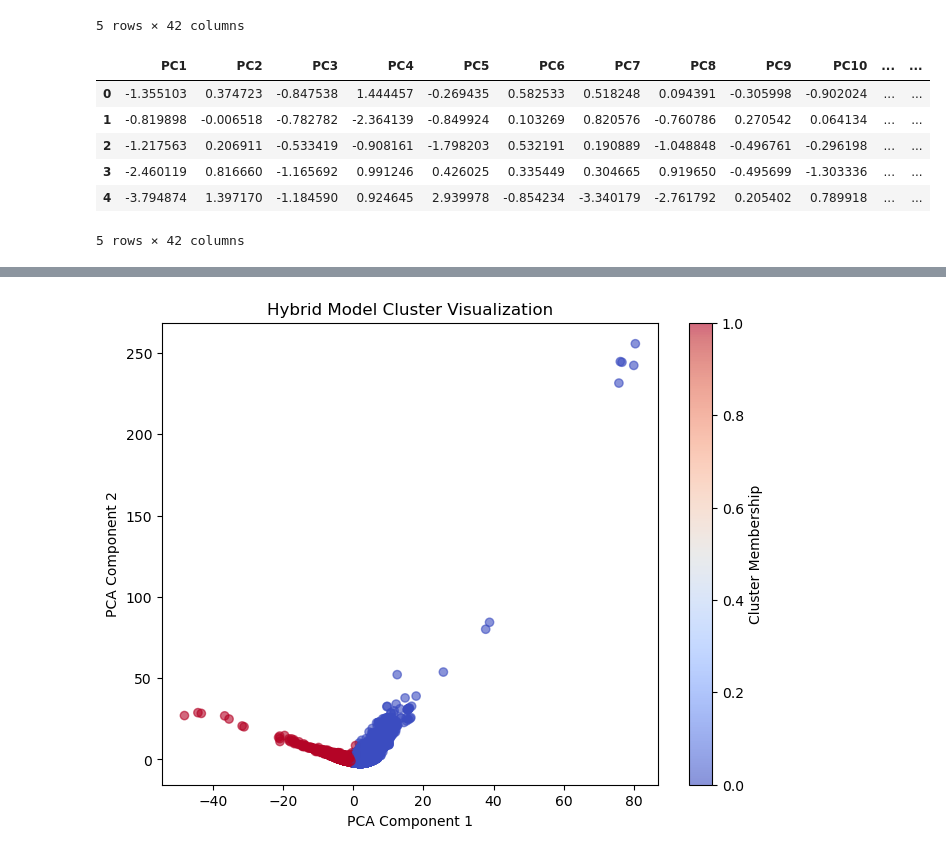
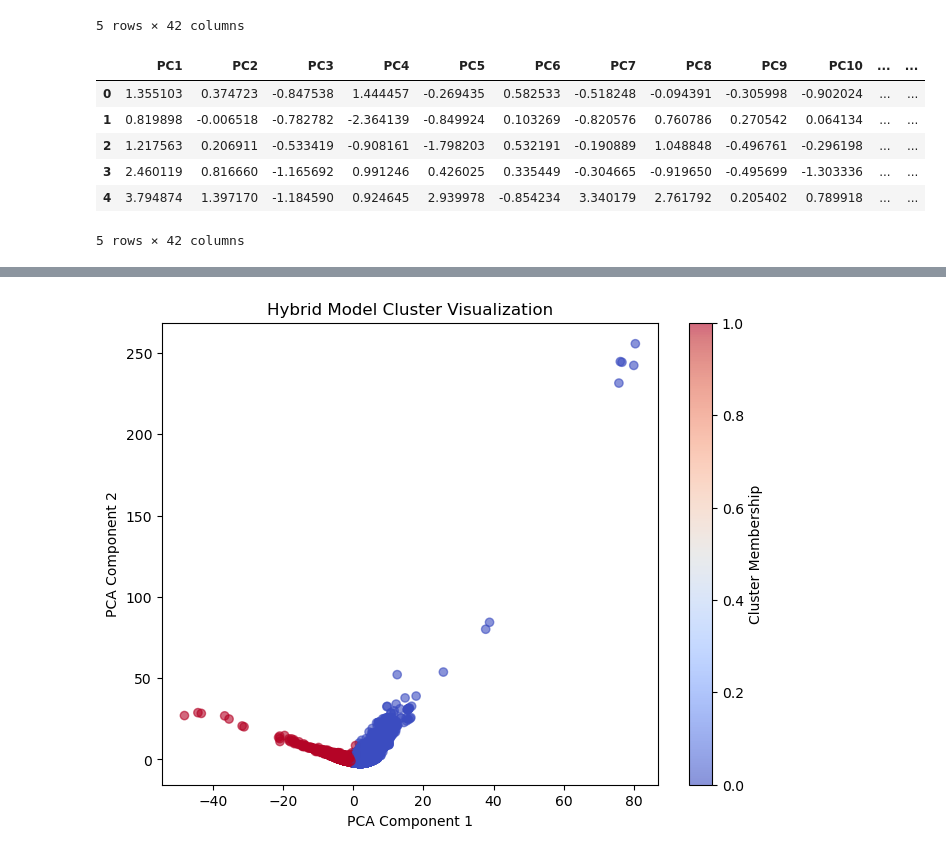
Before and after one commit to shivani309/Phishing-url-detection, a Jupyter notebook: Clustering/Fuzzycmeansandnn.ipynb, the cells around one changed output, grey strips where cells are left out. Drawn from its saved outputs; the diff is of its cells as text; code cells hidden in the pictures.

```diff
--- a/Clustering/Fuzzycmeansandnn.ipynb
+++ b/Clustering/Fuzzycmeansandnn.ipynb
@@ -14,13 +14,15 @@ df.head()
 | 4 | 0 | 51 | 3 | 0 | 0 | ... |
 5 rows × 42 columns
 # %%
-pca_data=pd.read_csv(r"C:\Users\Sejal Hanmante\Downloads\pca_data.csv",index_col=[0])
+import numpy as np
+import pandas as pd
+pca_data=pd.read_csv(r"C:\Users\DELL\Documents\GitHub\Phishing-url-detection\pca_data.csv",index_col=[0])
 pca_data.head()
 # %% [output]
 |  | PC1 | PC2 | PC3 | PC4 | PC5 | PC6 | PC7 | PC8 | PC9 | PC10 | ... | ... |
-| 0 | -1.355103 | 0.374723 | -0.847538 | 1.444457 | -0.269435 | 0.582533 | 0.518248 | 0.094391 | -0.305998 | -0.902024 | ... | ... |
-| 1 | -0.819898 | -0.006518 | -0.782782 | -2.364139 | -0.849924 | 0.103269 | 0.820576 | -0.760786 | 0.270542 | 0.064134 | ... | ... |
-| 2 | -1.217563 | 0.206911 | -0.533419 | -0.908161 | -1.798203 | 0.532191 | 0.190889 | -1.048848 | -0.496761 | -0.296198 | ... | ... |
-| 3 | -2.460119 | 0.816660 | -1.165692 | 0.991246 | 0.426025 | 0.335449 | 0.304665 | 0.919650 | -0.495699 | -1.303336 | ... | ... |
-| 4 | -3.794874 | 1.397170 | -1.184590 | 0.924645 | 2.939978 | -0.854234 | -3.340179 | -2.761792 | 0.205402 | 0.789918 | ... | ... |
+| 0 | 1.355103 | 0.374723 | -0.847538 | 1.444457 | -0.269435 | 0.582533 | -0.518248 | -0.094391 | -0.305998 | -0.902024 | ... | ... |
+| 1 | 0.819898 | -0.006518 | -0.782782 | -2.364139 | -0.849924 | 0.103269 | -0.820576 | 0.760786 | 0.270542 | 0.064134 | ... | ... |
+| 2 | 1.217563 | 0.206911 | -0.533419 | -0.908161 | -1.798203 | 0.532191 | -0.190889 | 1.048848 | -0.496761 | -0.296198 | ... | ... |
+| 3 | 2.460119 | 0.816660 | -1.165692 | 0.991246 | 0.426025 | 0.335449 | -0.304665 | -0.919650 | -0.495699 | -1.303336 | ... | ... |
+| 4 | 3.794874 | 1.397170 | -1.184590 | 0.924645 | 2.939978 | -0.854234 | 3.340179 | 2.761792 | 0.205402 | 0.789918 | ... | ... |
 5 rows × 42 columns
```
Also changed, not shown: parts of 8 cells of this notebook.
